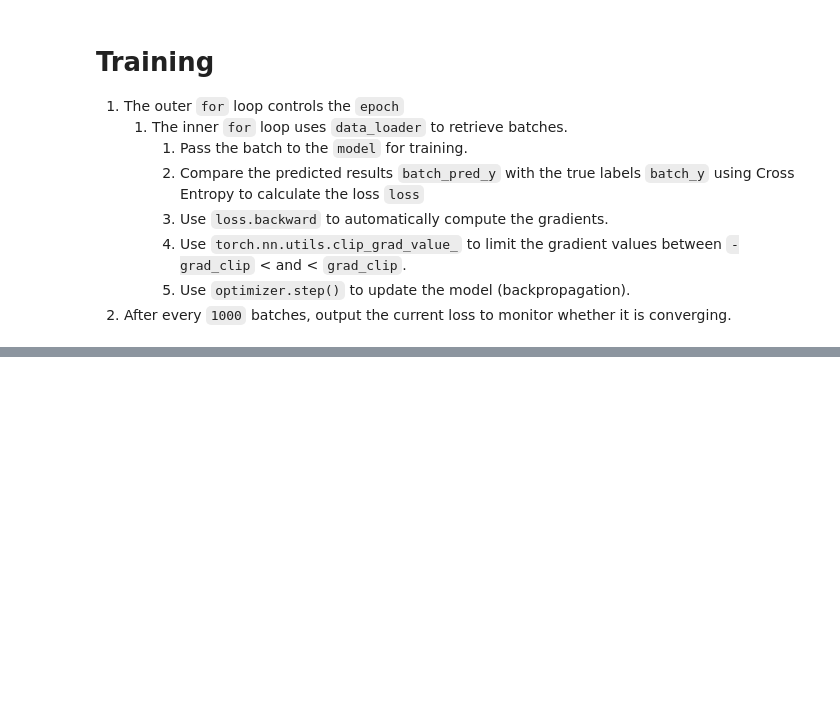
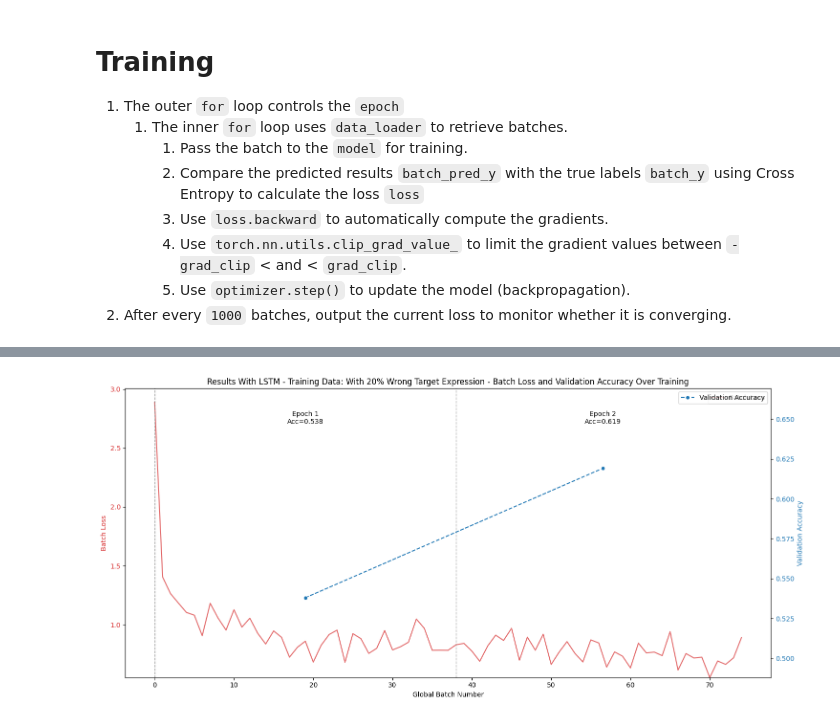
Before and after one commit to difersalest/NLP-Exercise-2, a Jupyter notebook: with_20_percent_wrong_data.ipynb, the cells around one changed output, grey strips where cells are left out. Cells and saved outputs as stored; diff of their text form; code cells hidden in the pictures; blank space fills up the shorter version.

```diff
--- a/with_20_percent_wrong_data.ipynb
+++ b/with_20_percent_wrong_data.ipynb
@@ -436,9 +501,13 @@ optimizer = torch.optim.Adam(model.parameters(), lr = lr)# Write your code here.
 # Also to make my data be in the correct tensor dimension
 from tqdm import tqdm
 from copy import deepcopy
+import pandas as pd
 model = model.to(device)
 
 i = 0
+batches_loss = pd.DataFrame(columns=["epoch", "batch_no", "loss"])
+epoch_val_acc = pd.DataFrame(columns=["epoch", "accuracy"])
+
 for epoch in range(1, epochs+1):
     # The process bar
     bar = tqdm(dl_train, desc=f"Train epoch {epoch}")
@@ -492,9 +561,13 @@ for epoch in range(1, epochs+1):
         if i%50==0:
             bar.set_postfix(loss = loss.item())
 
+        if i == 1:
+            batches_loss = pd.concat([batches_loss, pd.DataFrame([[epoch, i, loss.item()]], columns=["epoch", "batch_no", "loss"])], ignore_index=True)
+
         # Prints loss every 1000 batches
-        # if i%1000==0:
-        #     print(f"loss: {loss.item()}")
+        if i%1000==0:
+            batches_loss = pd.concat([batches_loss, pd.DataFrame([[epoch, i, loss.item()]], columns=["epoch", "batch_no", "loss"])], ignore_index=True)
+            # print(f"loss: {loss.item()}")
 
 
     # Evaluate your model
@@ -544,4 +617,5 @@ for epoch in range(1, epochs+1):
                     count+=1
 
         print(f"EM Accuracy: {matched/total}")
+        epoch_val_acc = pd.concat([epoch_val_acc, pd.DataFrame([[epoch, matched/total]],columns=["epoch", "accuracy"])], ignore_index = True)
 # %% [output]
@@ -696,0 +644,50 @@ EM Accuracy: 0.6735308641975308
+# %%
+import pandas as pd
+import matplotlib.pyplot as plt
+import seaborn as sns
+import numpy as np
+import os
+output_dir = "./results/results_20_prcnt_wrong_training"
+os.makedirs(output_dir, exist_ok=True)
+
+batches_loss['global_batch'] = range(len(batches_loss))
+
+# Calculate the position for epoch markers
+epoch_boundaries = batches_loss.groupby('epoch')['global_batch'].min().tolist()
+epoch_boundaries.append(len(batches_loss))
+
+# Get the center of each epoch
+epoch_centers = [(epoch_boundaries[i] + epoch_boundaries[i+1]) / 2 for i in range(len(epoch_boundaries)-1)]
+
+
+# Create the plot
+fig, ax1 = plt.subplots(figsize=(15, 7))
+
+# Plot batch loss on the primary y-axis
+color = 'tab:red'
+ax1.set_xlabel('Global Batch Number')
+ax1.set_ylabel('Batch Loss', color=color)
+sns.lineplot(data=batches_loss, x='global_batch', y='loss', ax=ax1, color=color, alpha=0.7, label='Batch Loss')
+ax1.tick_params(axis='y', labelcolor=color)
+ax1.set_ylim(bottom=min(batches_loss["loss"]))
+
+# Create a secondary y-axis for accuracy
+ax2 = ax1.twinx()
+color = 'tab:blue'
+ax2.set_ylabel('Validation Accuracy', color=color)
+sns.lineplot(data=epoch_val_acc, x=epoch_centers, y='accuracy', ax=ax2, color=color, marker='o', linestyle='--', label='Validation Accuracy')
+ax2.tick_params(axis='y', labelcolor=color)
+ax2.set_ylim(min(epoch_val_acc["accuracy"])-0.05, max(epoch_val_acc["accuracy"])+0.05)
+
+# Add vertical lines and text for epoch boundaries
+for i, boundary in enumerate(epoch_boundaries[:-1]):
+    ax1.axvline(x=boundary, color='gray', linestyle='--', linewidth=1)
+    # Add text label for the epoch
+    ax1.text(epoch_centers[i], ax1.get_ylim()[1] * 0.90, f'Epoch {i+1}\nAcc={epoch_val_acc.iloc[i]["accuracy"]:.3f}', horizontalalignment='center', color='black')
+
+plt.title('Results With LSTM - Training Data: With 20% Wrong Target Expression - Batch Loss and Validation Accuracy Over Training')
+fig.tight_layout()
+plt.savefig(f"{output_dir}/loss_and_acc_model.png")
+plt.show()
+# %% [output]
+[figure, added]
```
Also changed, not shown: parts of 12 cells of this notebook, 38 other files.
